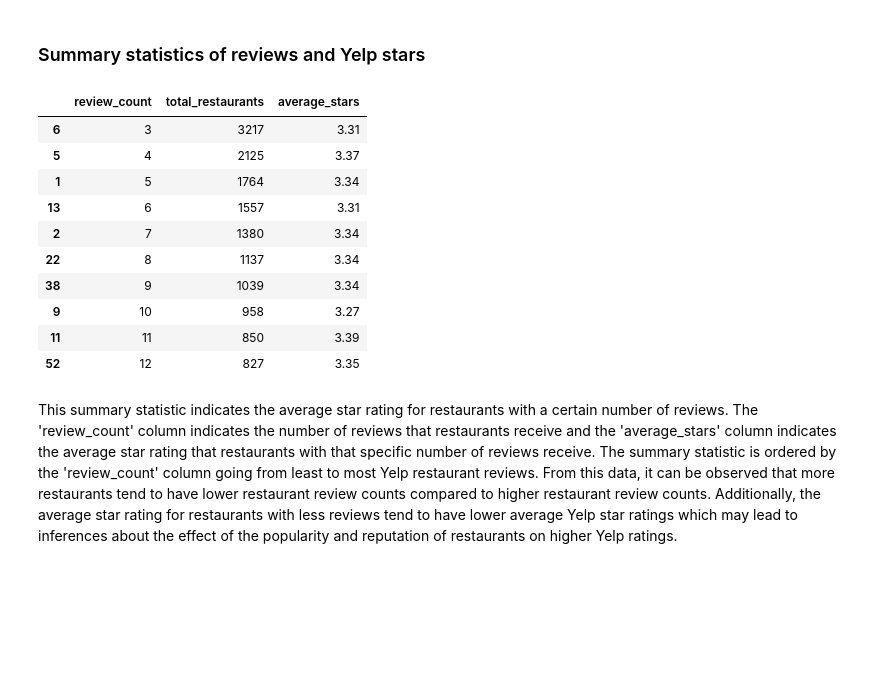
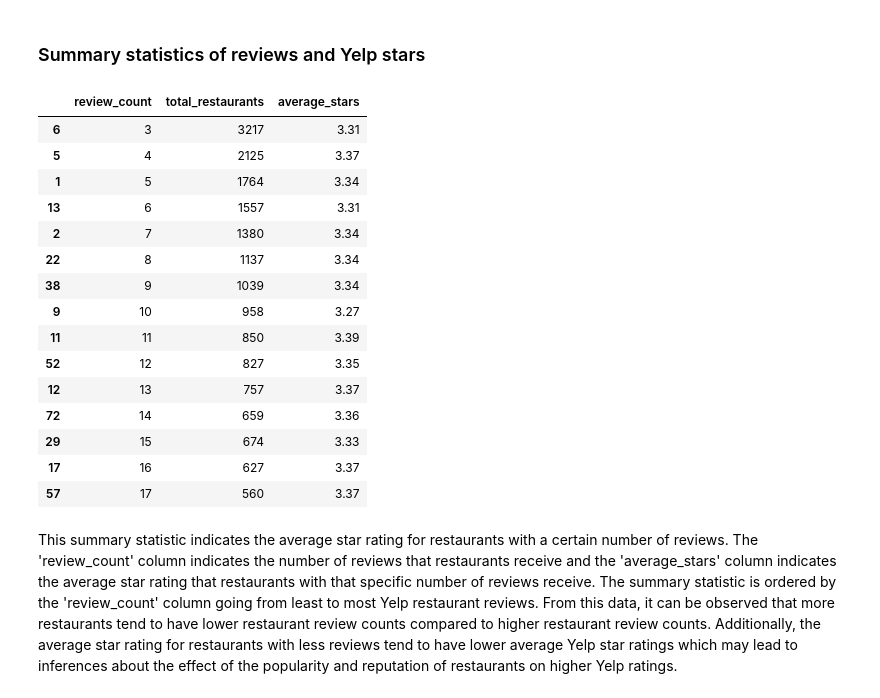
Before and after one commit to vvickychan/yelp-code, a Jupyter notebook: yelp.ipynb, the cells around one changed output. Cells and saved outputs as stored; diff of their text form; code cells hidden in the pictures; blank space fills up the shorter version.

```diff
--- a/yelp.ipynb
+++ b/yelp.ipynb
@@ -279,19 +281,24 @@ The function above produces a summary statistics data frame which passes in a da
 # %%
 review_summary_statistic = get_summary_statistic(df2_business.copy(), 'review_count').drop(columns=['sum_stars']).sort_values(by='review_count')
 
-review_summary_statistic.head(10)
+review_summary_statistic.head(15)
 # %% [output]
 |  | review_count | total_restaurants | average_stars |
 | 6 | 3 | 3217 | 3.31 |
 | 5 | 4 | 2125 | 3.37 |
 | 1 | 5 | 1764 | 3.34 |
 | 13 | 6 | 1557 | 3.31 |
 | 2 | 7 | 1380 | 3.34 |
 | 22 | 8 | 1137 | 3.34 |
 | 38 | 9 | 1039 | 3.34 |
 | 9 | 10 | 958 | 3.27 |
 | 11 | 11 | 850 | 3.39 |
 | 52 | 12 | 827 | 3.35 |
+| 12 | 13 | 757 | 3.37 |
+| 72 | 14 | 659 | 3.36 |
+| 29 | 15 | 674 | 3.33 |
+| 17 | 16 | 627 | 3.37 |
+| 57 | 17 | 560 | 3.37 |
 # %% [markdown]
 This summary statistic indicates the average star rating for restaurants with a certain number of reviews. The 'review_count' column indicates the number of reviews that restaurants receive and the 'average_stars' column indicates the average star rating that restaurants with that specific number of reviews receive. The summary statistic is ordered by the 'review_count' column going from least to most Yelp restaurant reviews. From this data, it can be observed that more restaurants tend to have lower restaurant review counts compared to higher restaurant review counts. Additionally, the average star rating for restaurants with less reviews tend to have lower average Yelp star ratings which may lead to inferences about the effect of the popularity and reputation of restaurants on higher Yelp ratings.
 # %% [markdown]
```
Also changed, not shown: parts of 24 cells of this notebook, 11 other files.
